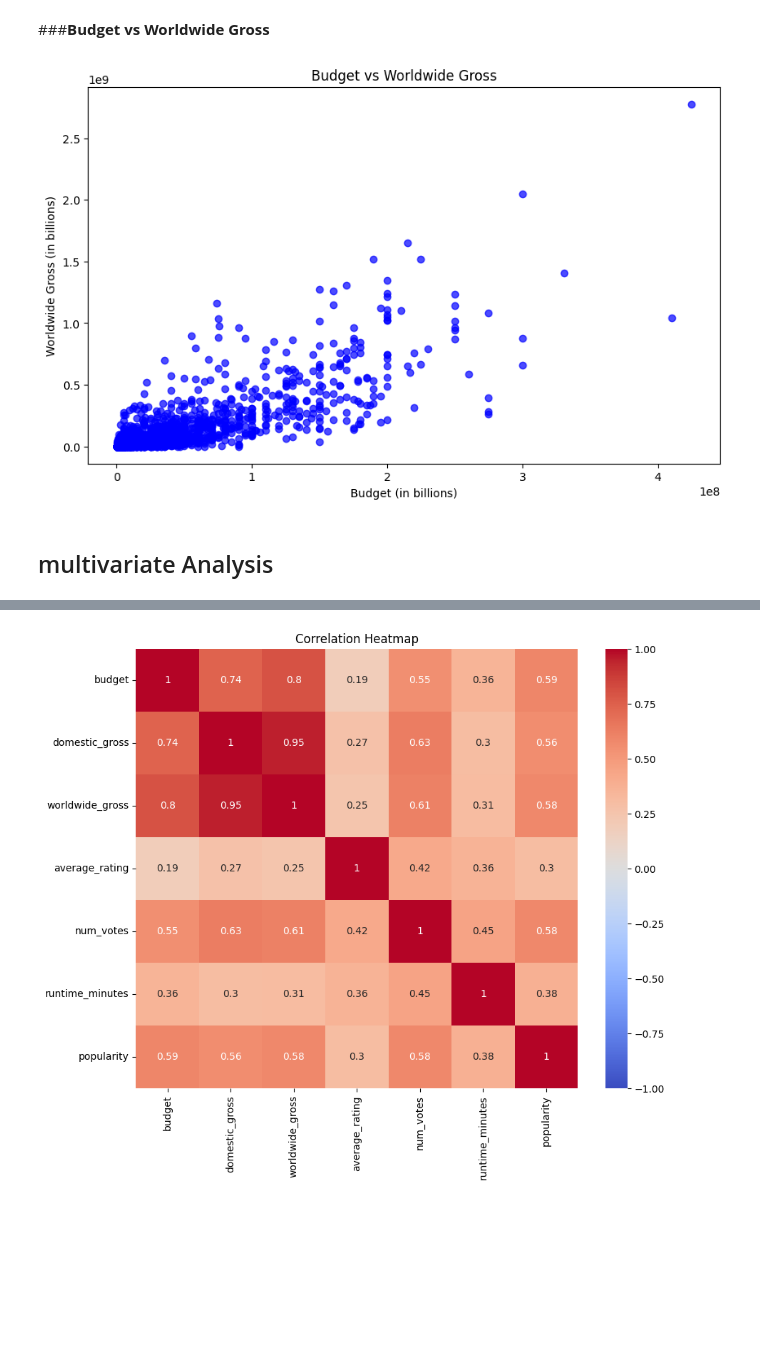
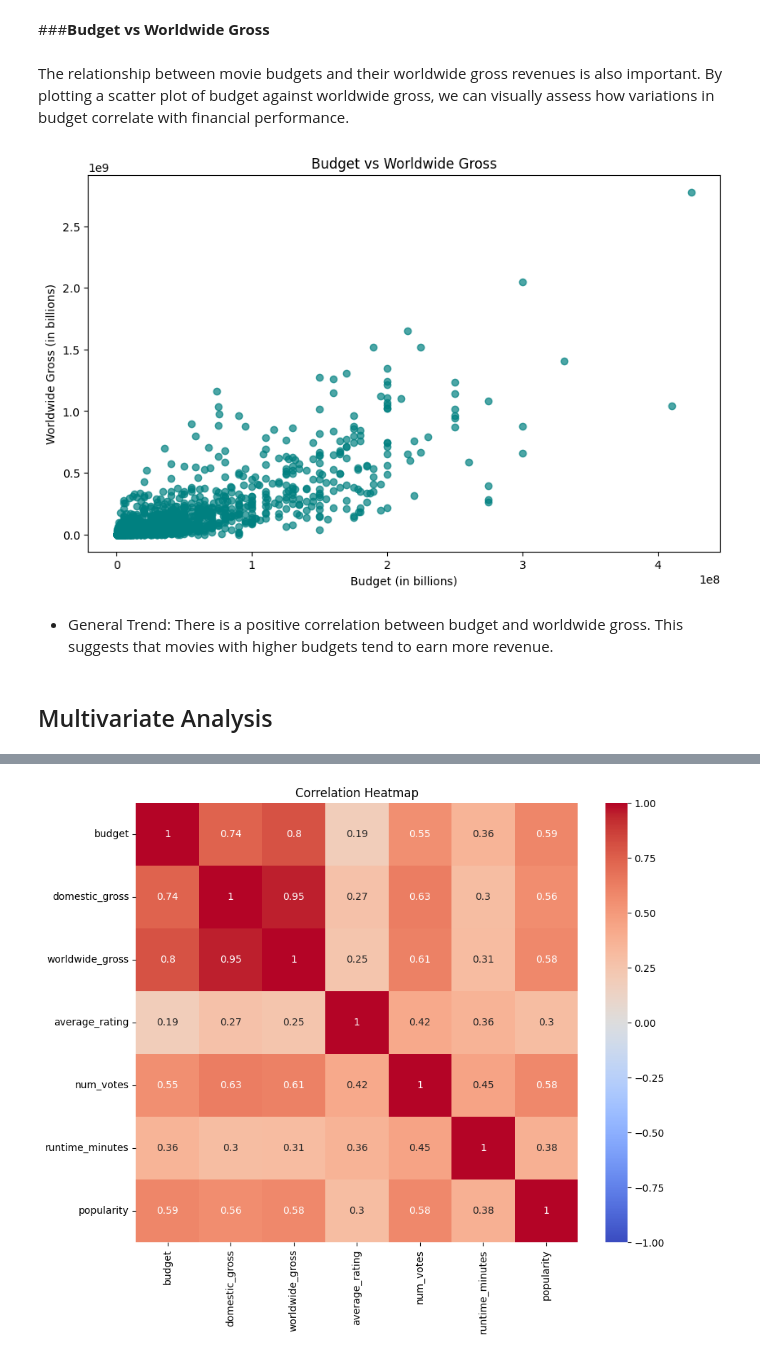
Before and after one commit to Churabros/Moringa_phase2_project, a Jupyter notebook: Phase_2_Project.ipynb, the cells around one changed output, grey strips where cells are left out. Cells and saved outputs as stored; diff of their text form; code cells hidden in the pictures; blank space fills up the shorter version.

```diff
--- a/Phase_2_Project.ipynb
+++ b/Phase_2_Project.ipynb
@@ -669,15 +729,19 @@ plt.show()
 # %% [markdown]
 ###**Budget vs Worldwide Gross**
+# %% [markdown]
+The relationship between movie budgets and their worldwide gross revenues is also important. By plotting a scatter plot of budget against worldwide gross, we can visually assess how variations in budget correlate with financial performance.
 # %%
-
+# Scatter plot of budget vs worldwide gross
 plt.figure(figsize=(10, 6))
-plt.scatter(merged_df['budget'], merged_df['worldwide_gross'], color='blue', alpha=0.7)
+plt.scatter(merged_df['budget'], merged_df['worldwide_gross'], color='teal', alpha=0.7)
 plt.title('Budget vs Worldwide Gross')
 plt.xlabel('Budget (in billions)')
 plt.ylabel('Worldwide Gross (in billions)')
 
 plt.show()
 # %% [output]
-[figure, old version]
+[figure, new version]
+# %% [markdown]
+- General Trend: There is a positive correlation between budget and worldwide gross. This suggests that movies with higher budgets tend to earn more revenue.
 # %% [markdown]
-## multivariate Analysis
+## Multivariate Analysis
```
Also changed, not shown: parts of 43 cells of this notebook.
